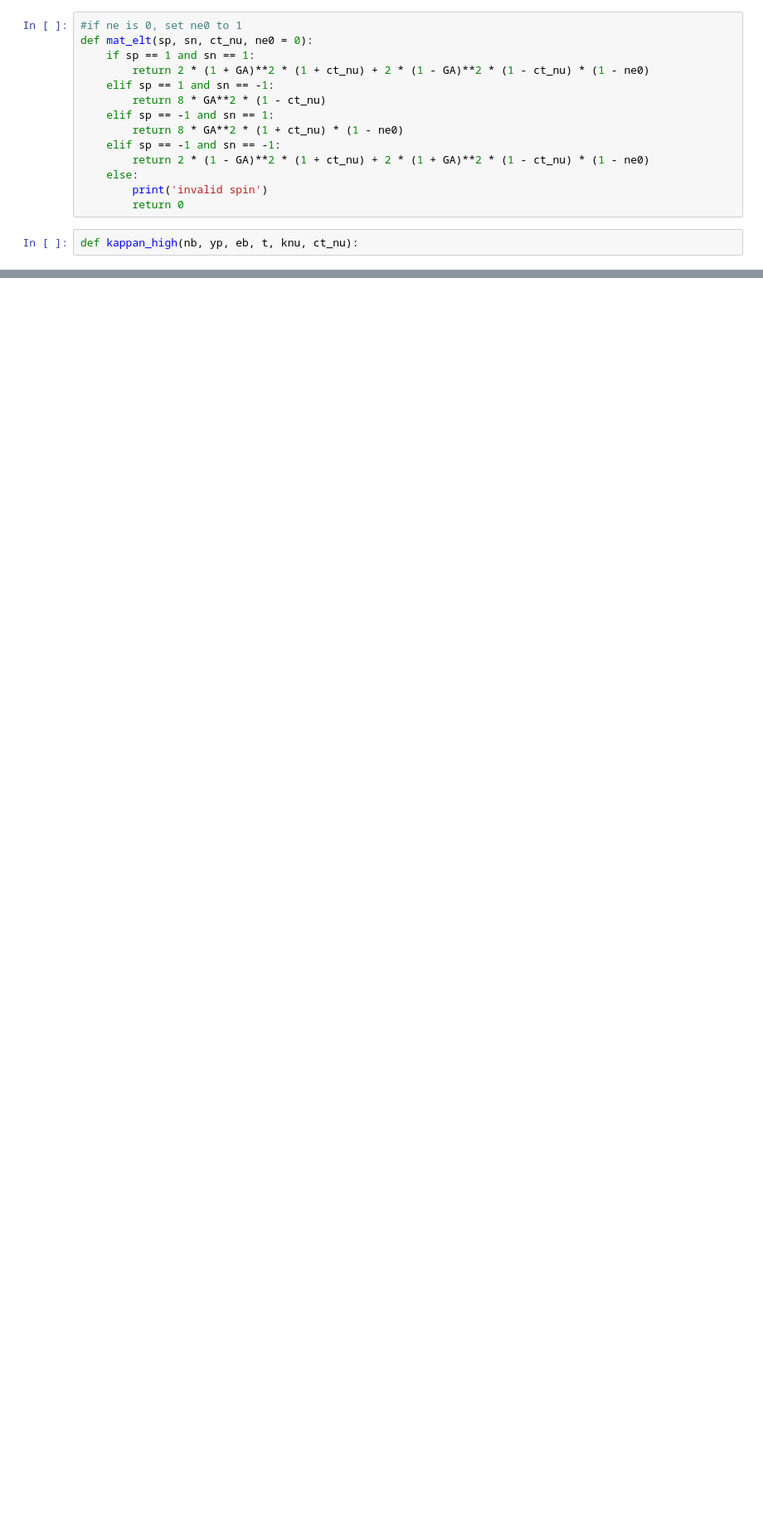
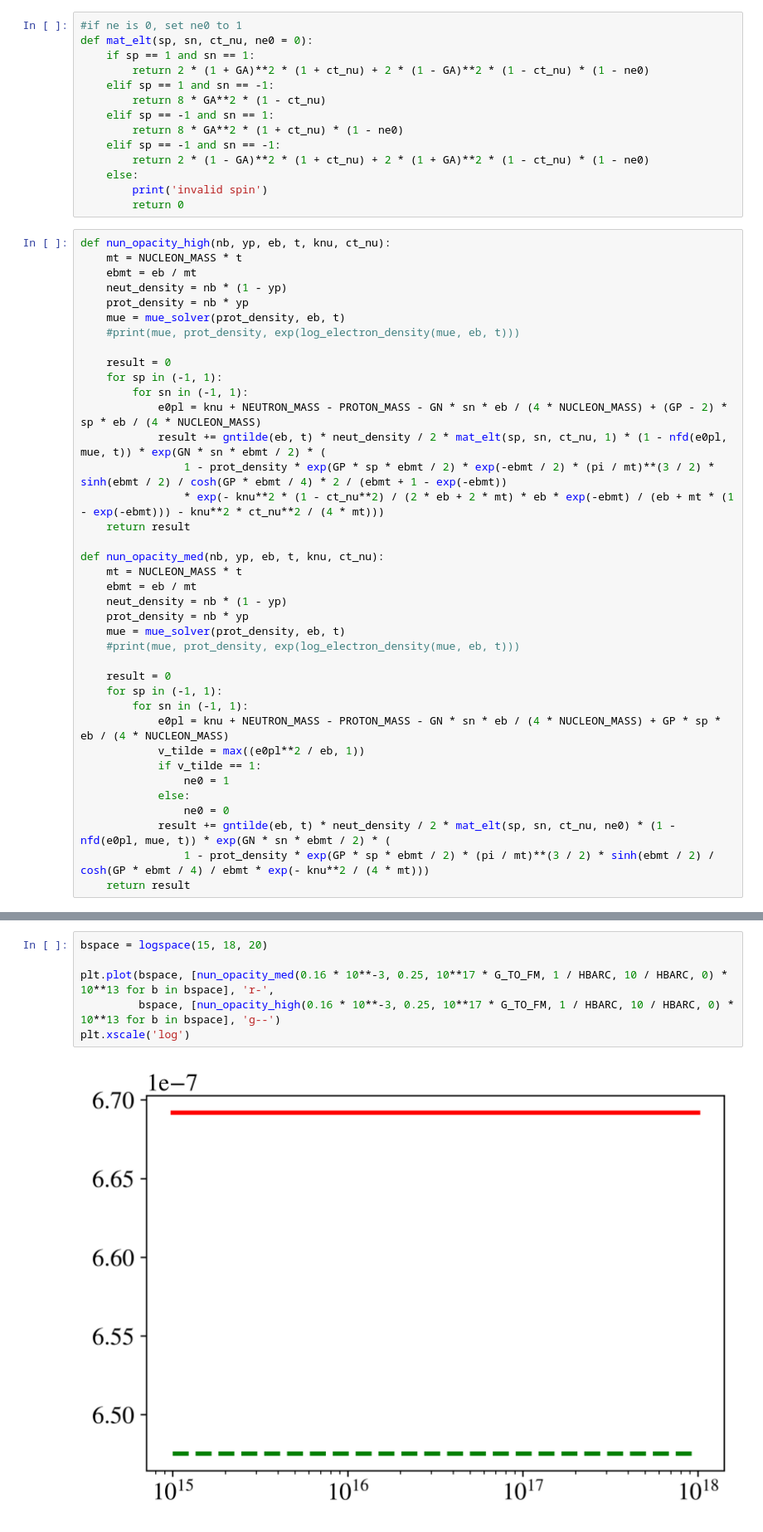
Before and after one commit to clwelch03/HEA-neutrinos, a Jupyter notebook: src/newopacities_mlknotes.ipynb, the cells around one changed output, grey strips where cells are left out. Shown: that part at 83% size. Cells and saved outputs as stored; diff of their text form; blank space fills up the shorter version.

```diff
--- a/src/newopacities_mlknotes.ipynb
+++ b/src/newopacities_mlknotes.ipynb
@@ -56,4 +85,40 @@ def mat_elt(sp, sn, ct_nu, ne0 = 0):
         print('invalid spin')
         return 0
 # %%
-def kappan_high(nb, yp, eb, t, knu, ct_nu):
+def nun_opacity_high(nb, yp, eb, t, knu, ct_nu):
+    mt = NUCLEON_MASS * t
+    ebmt = eb / mt
+    neut_density = nb * (1 - yp)
+    prot_density = nb * yp
+    mue = mue_solver(prot_density, eb, t)
+    #print(mue, prot_density, exp(log_electron_density(mue, eb, t)))
+
+    result = 0
+    for sp in (-1, 1):
+        for sn in (-1, 1):
+            e0pl = knu + NEUTRON_MASS - PROTON_MASS - GN * sn * eb / (4 * NUCLEON_MASS) + (GP - 2) * sp * eb / (4 * NUCLEON_MASS)
+            result += gntilde(eb, t) * neut_density / 2 * mat_elt(sp, sn, ct_nu, 1) * (1 - nfd(e0pl, mue, t)) * exp(GN * sn * ebmt / 2) * (
+                1 - prot_density * exp(GP * sp * ebmt / 2) * exp(-ebmt / 2) * (pi / mt)**(3 / 2) * sinh(ebmt / 2) / cosh(GP * ebmt / 4) * 2 / (ebmt + 1 - exp(-ebmt))
+                * exp(- knu**2 * (1 - ct_nu**2) / (2 * eb + 2 * mt) * eb * exp(-ebmt) / (eb + mt * (1 - exp(-ebmt))) - knu**2 * ct_nu**2 / (4 * mt)))
+    return result
+
+def nun_opacity_med(nb, yp, eb, t, knu, ct_nu):
+    mt = NUCLEON_MASS * t
+    ebmt = eb / mt
+    neut_density = nb * (1 - yp)
+    prot_density = nb * yp
+    mue = mue_solver(prot_density, eb, t)
+    #print(mue, prot_density, exp(log_electron_density(mue, eb, t)))
+
+    result = 0
+    for sp in (-1, 1):
+        for sn in (-1, 1):
+            e0pl = knu + NEUTRON_MASS - PROTON_MASS - GN * sn * eb / (4 * NUCLEON_MASS) + GP * sp * eb / (4 * NUCLEON_MASS)
+            v_tilde = max((e0pl**2 / eb, 1))
+            if v_tilde == 1:
+                ne0 = 1
+            else:
+                ne0 = 0
+            result += gntilde(eb, t) * neut_density / 2 * mat_elt(sp, sn, ct_nu, ne0) * (1 - nfd(e0pl, mue, t)) * exp(GN * sn * ebmt / 2) * (
+                1 - prot_density * exp(GP * sp * ebmt / 2) * (pi / mt)**(3 / 2) * sinh(ebmt / 2) / cosh(GP * ebmt / 4) / ebmt * exp(- knu**2 / (4 * mt)))
+    return result
@@ -59,0 +137,8 @@ def kappan_high(nb, yp, eb, t, knu, ct_nu):
+# %%
+bspace = logspace(15, 18, 20)
+
+plt.plot(bspace, [nun_opacity_med(0.16 * 10**-3, 0.25, 10**17 * G_TO_FM, 1 / HBARC, 10 / HBARC, 0) * 10**13 for b in bspace], 'r-',
+         bspace, [nun_opacity_high(0.16 * 10**-3, 0.25, 10**17 * G_TO_FM, 1 / HBARC, 10 / HBARC, 0) * 10**13 for b in bspace], 'g--')
+plt.xscale('log')
+# %% [output]
+[figure, added]
```
Also changed, not shown: parts of 6 cells of this notebook.
